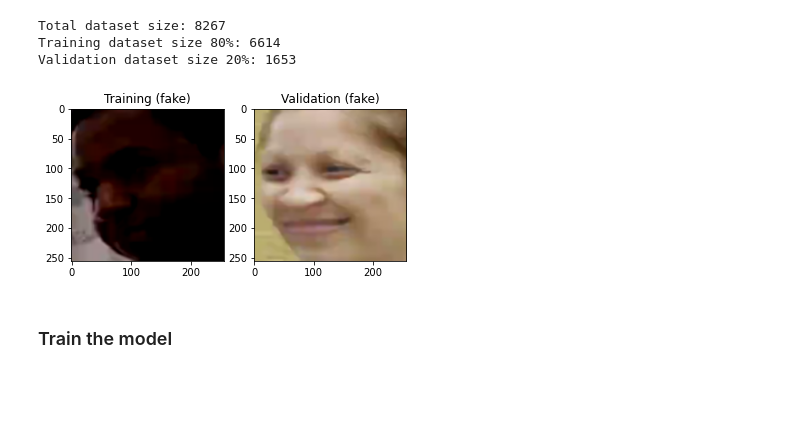
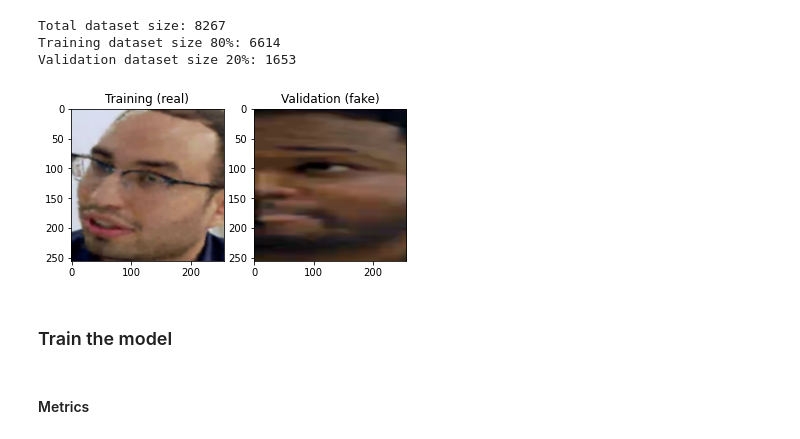
Before and after one commit to aaronespasa/deepfake-detection, a Jupyter notebook: training.ipynb, the cells around one changed output. Saved outputs shown, nothing was run; the diff lists cells and outputs as text; code cells hidden in the pictures; blank space fills up the shorter version.

```diff
--- a/training.ipynb
+++ b/training.ipynb
@@ -45,19 +48,19 @@ Validation dataset size 20%: 1653
 # %%
 # plot some images
 train_image, train_label = train_dataset[randint(0, len(train_dataset)-1)]
 val_image, val_label = val_dataset[randint(0, len(val_dataset)-1)]
 train_image = denormalize_image(train_image)
 val_image = denormalize_image(val_image)
 
 plt.subplot(1, 2, 1)
-plt.title(f"Training ({train_label})")
+plt.title(f"Training ({CLASS_NAMES[train_label.int().item()]})")
 plt.imshow(train_image)
 plt.subplot(1, 2, 2)
-plt.title(f"Validation ({val_label})")
+plt.title(f"Validation ({CLASS_NAMES[val_label.int().item()]})")
 plt.imshow(val_image)
 plt.show()
 # %% [output]
-[figure, old version]
+[figure, new version]
 # %%
 # Create the Data Loaders for the train_dataset and val_dataset
 train_loader = data_utils.DataLoader(train_dataset, batch_size=BATCH_SIZE, shuffle=True)
@@ -66,0 +73,2 @@ val_loader = data_utils.DataLoader(val_dataset, batch_size=BATCH_SIZE, shuffle=T
+# %% [markdown]
+#### Metrics
```
Also changed, not shown: parts of 21 cells of this notebook, 2 other files.
